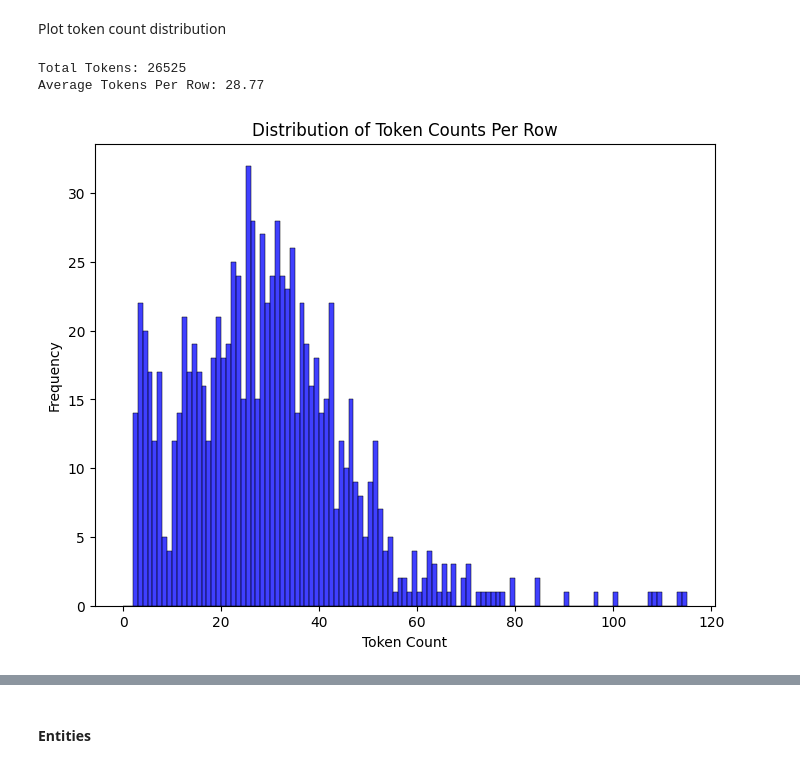
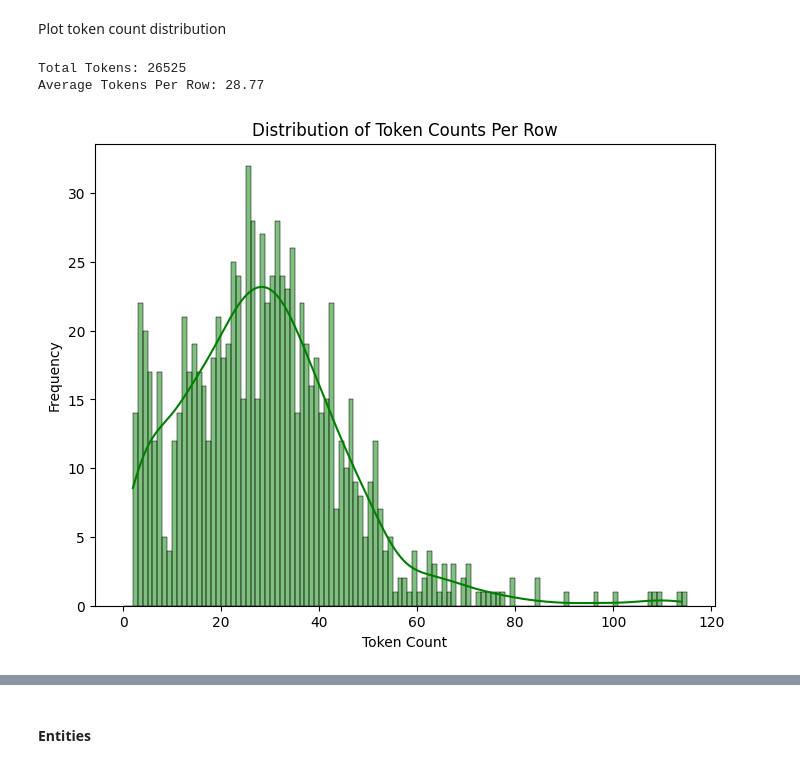
Before and after one commit to Ulyana-Nagornaya/NER_for_KG, a Jupyter notebook: notebooks/CRF_ML.ipynb, the cells around one changed output, grey strips where cells are left out. Saved outputs shown, nothing was run; the diff lists cells and outputs as text; code cells hidden in the pictures.

```diff
--- a/notebooks/CRF_ML.ipynb
+++ b/notebooks/CRF_ML.ipynb
@@ -125,19 +122,19 @@ Plot token count distribution
 # %%
 token_counts = [len(tokens) for tokens in df_train['tokens']]
 total_tokens = sum(token_counts)
 average_token_length = sum(token_counts) / len(token_counts)
 
 print(f"Total Tokens: {total_tokens}")
 print(f"Average Tokens Per Row: {average_token_length:.2f}")
 
 plt.figure(figsize=(8, 6))
-sns.histplot(token_counts, bins=range(0, max(token_counts) + 2), kde=False, color='blue')
+sns.histplot(token_counts, bins=range(0, max(token_counts) + 2), kde=True, color='green')
 plt.title('Distribution of Token Counts Per Row')
 plt.xlabel('Token Count')
 plt.ylabel('Frequency')
 plt.show()
 # %% [output]
 Total Tokens: 26525
 Average Tokens Per Row: 28.77
-[figure, old version]
+[figure, new version]
 # %%
```
Also changed, not shown: parts of 29 cells of this notebook.
